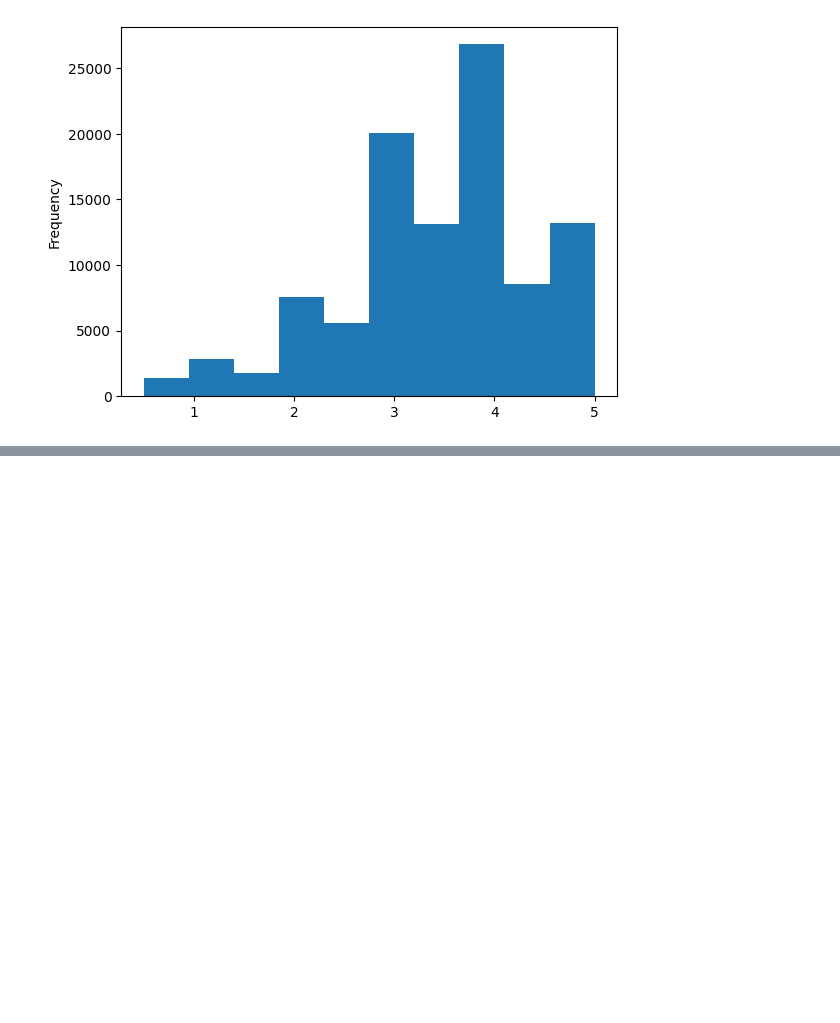
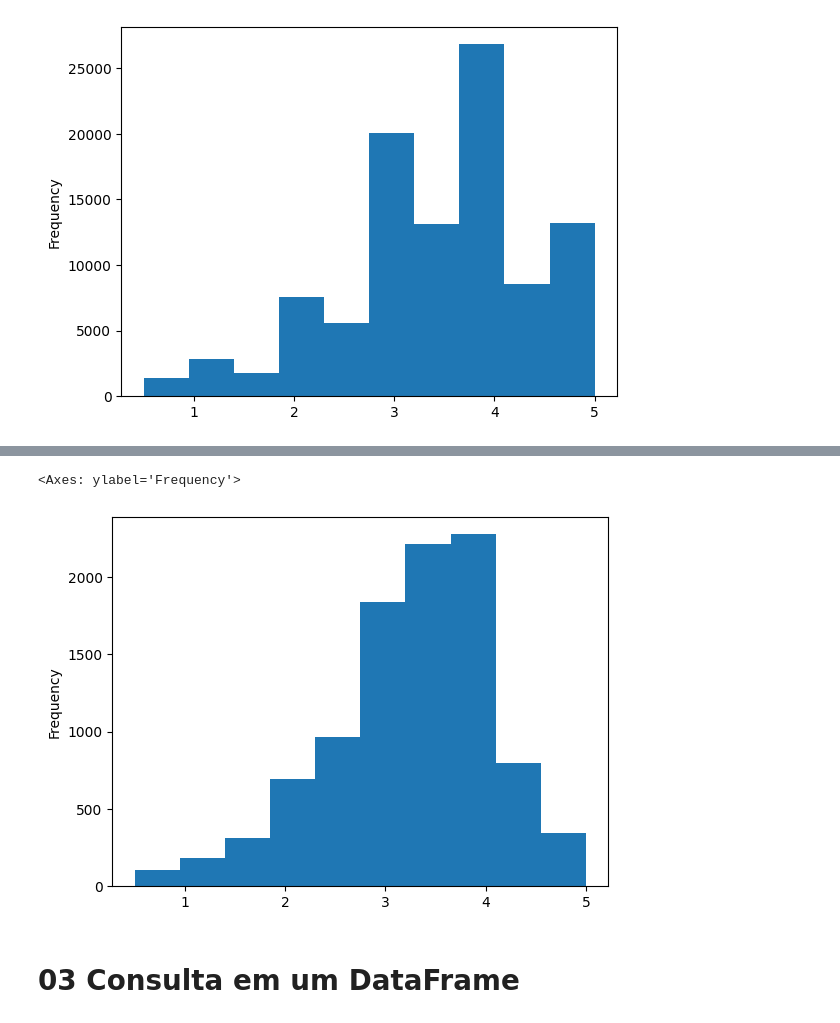
Before and after one commit to fellipetenorio/alura-data-science, a Jupyter notebook: ratings.ipynb, the cells around one changed output, grey strips where cells are left out. Drawn from its saved outputs; the diff is of its cells as text; code cells hidden in the pictures; blank space fills up the shorter version.

```diff
--- a/ratings.ipynb
+++ b/ratings.ipynb
@@ -60,0 +151,3 @@ ratings['rating'].plot(kind='hist')
+# %%
+notas = ratings
+notas.columns = ["usuarioId", "filmeId", "nota", "momento"]
@@ -60,0 +159,3 @@ ratings['rating'].plot(kind='hist')
+# %%
+# media de cada filme
+medias_por_filme = notas.groupby("filmeId")["nota"].mean()
@@ -60,0 +188,7 @@ ratings['rating'].plot(kind='hist')
+# %%
+medias_por_filme.plot(kind="hist")
+# %% [output]
+<Axes: ylabel='Frequency'>
+[figure, added]
+# %% [markdown]
+# 03 Consulta em um DataFrame
```
Also changed, not shown: parts of 21 cells of this notebook.
